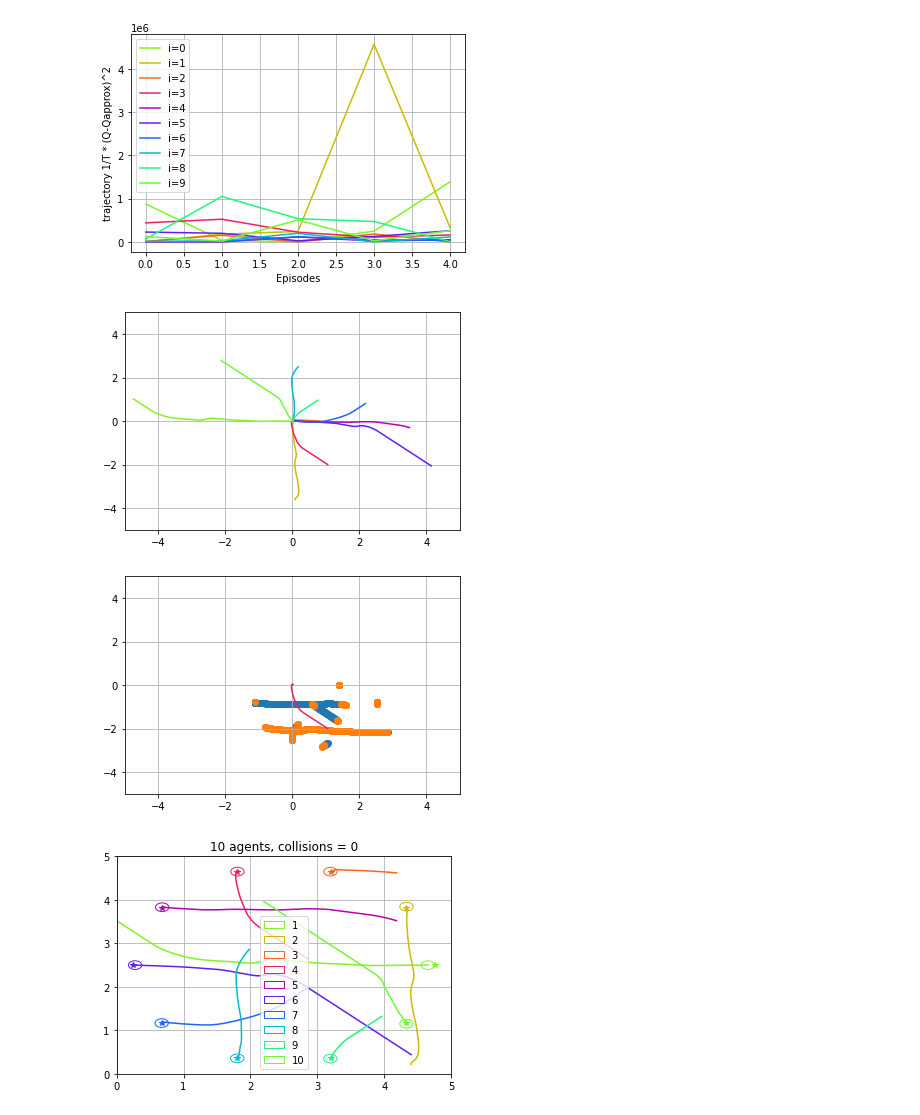
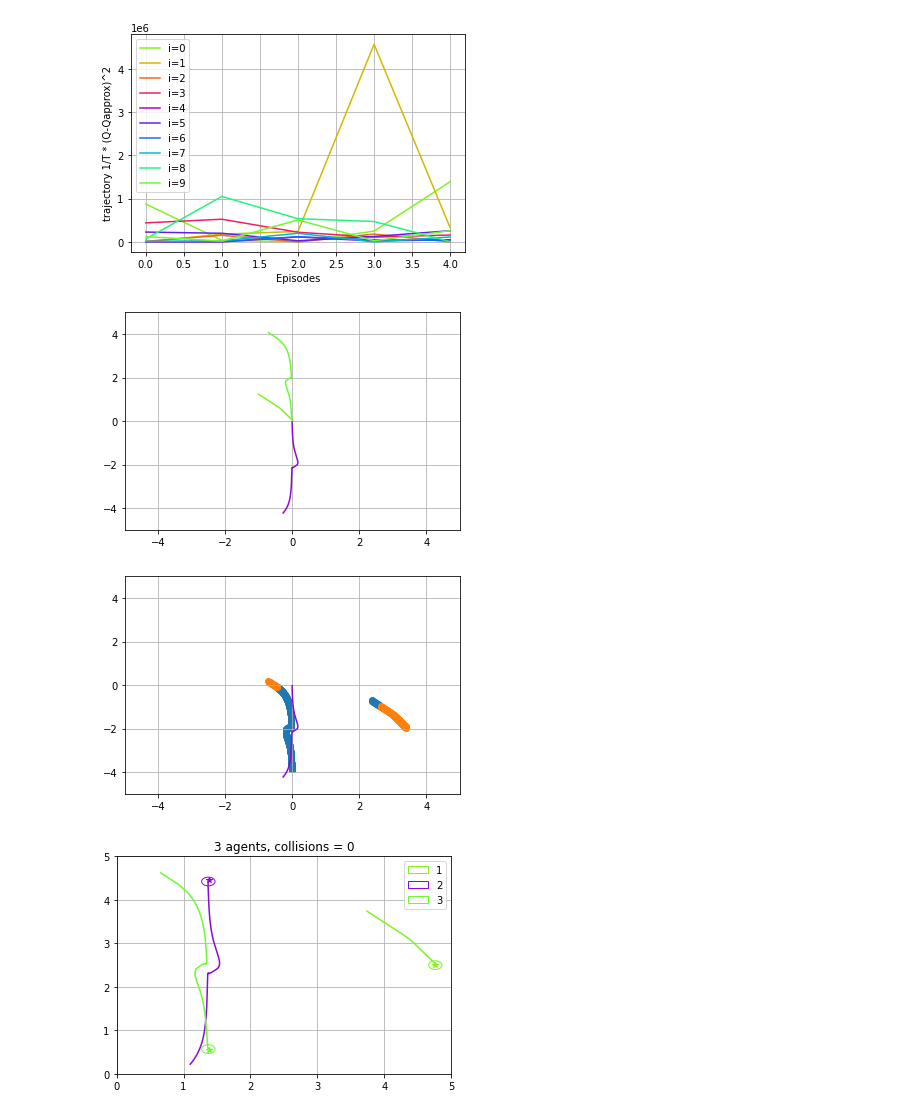
Before and after one commit to AndreuMatoses/scalable-collision-avoidance-RL, a Jupyter notebook: tests.ipynb, the cells around one changed output. Cells and saved outputs as stored; diff of their text form; code cells hidden in the pictures.

```diff
--- a/tests.ipynb
+++ b/tests.ipynb
@@ -82,13 +82,13 @@ plt.show()
 # %%
 
 ### Set up parameters ###
-n_agents = 10
+n_agents = 3
 deltas = np.ones(n_agents)*2
 env = drone_env.drones(n_agents=n_agents, n_obstacles=0, grid=[5, 5], end_formation="O", deltas=deltas ,simplify_zstate = True)
 print(env)
 # env.show()
 
-N_Episodes = 5
+N_Episodes = 1
 
 T = 5 # Simulate for T seconds (default dt = drone_env.dt = 0.01s) t_iter t=500
 
@@ -244,36 +236,36 @@ for i in range (env.n_agents):
 
 plt.show()
 # %% [output]
-[figure, old version]
+[figure, new version]
 # %%
 plt.figure()
 plt.grid()
 plt.xlim(-5,5)
 plt.ylim(-5,5)
 
-i = 3
+i = 1
 z_states_agent = [exp.z_state for exp in buffers.buffers[i]]
 
 zi = np.zeros([len(z_states_agent), 2])
 zj1 = np.zeros([len(z_states_agent), 2])
 zj2 = np.zeros([len(z_states_agent), 2])
 
 for t, z_sate in enumerate(z_states_agent):
     zi[t,:]  = z_sate[0:2]
     zj1[t,:] = z_sate[2:4] + zi[t,:]
     zj2[t,:] = z_sate[4:6] + zi[t,:]
 
 agent_color = drone_env.num_to_rgb(i,env.n_agents-1)
 plt.plot(zi[:,0],zi[:,1], color = agent_color)
 plt.scatter(zj1[:,0],zj1[:,1])
 plt.scatter(zj2[:,0],zj2[:,1])
 
 plt.show()
 # %% [output]
-[figure, old version]
+[figure, new version]
 # %%
 env.plot(trajectory)
 # %% [output]
-[figure, old version]
+[figure, new version]
 # %%
 env.animate(trajectory)
```
Also changed, not shown: parts of 3 cells of this notebook, 9 other files.
